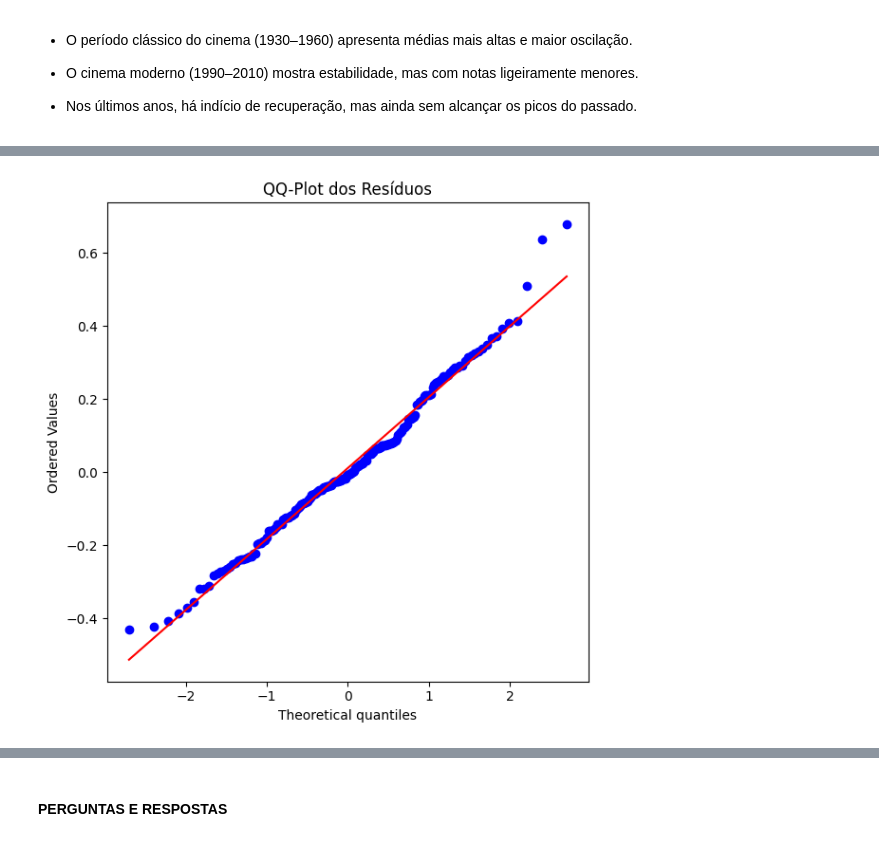
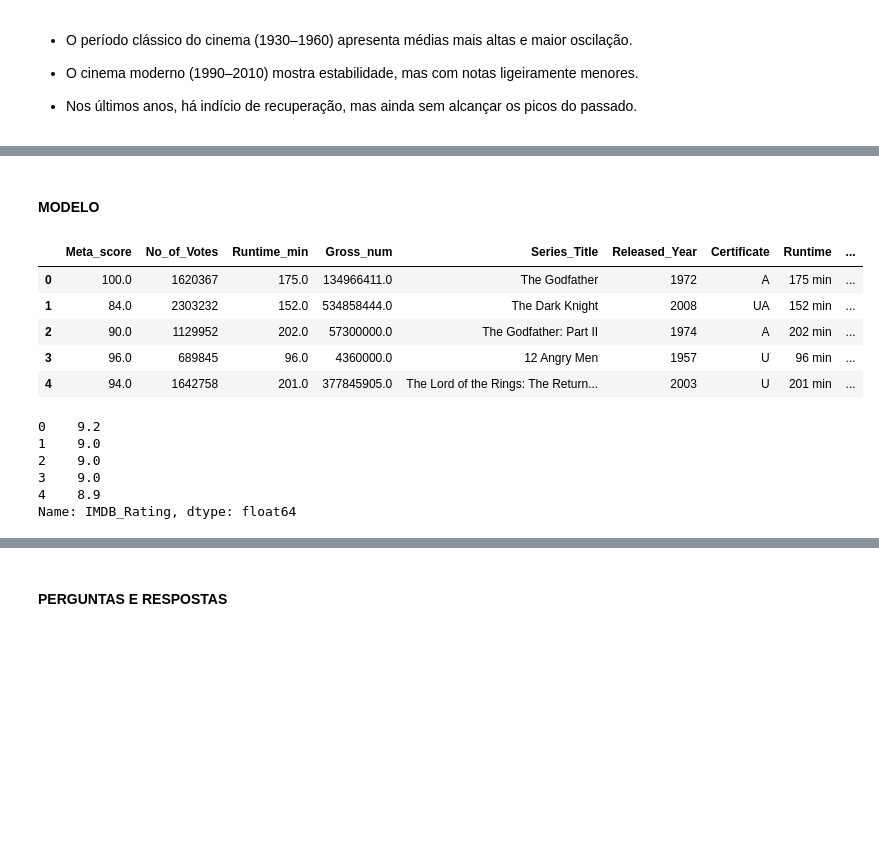
Before and after one commit to josieleferreira/LH_CD_JOSIELEFERREIRA, a Jupyter notebook: EDA.ipynb, the cells around one changed output, grey strips where cells are left out. Saved outputs shown, nothing was run; the diff lists cells and outputs as text; code cells hidden in the pictures; blank space fills up the shorter version.

```diff
--- a/EDA.ipynb
+++ b/EDA.ipynb
@@ -498,14 +294,0 @@ Name: Gross_num, dtype: float64
-# %%
-vars_to_plot = ["No_of_Votes", "IMDB_Rating", "Meta_score", "Runtime_min", "Released_Year"]
-plt.figure(figsize=(15,10))
-
-for i, col in enumerate(vars_to_plot, 1):
-    plt.subplot(2, 3, i)
-    sns.scatterplot(x=df[col], y=df["Gross_num"], alpha=0.6)
-    plt.title(f"Gross_num vs {col}")
-    plt.xlabel(col)
-    plt.ylabel("Gross_num")
-    plt.yscale("log")
-
-plt.tight_layout()
-plt.show()
@@ -611,24 +294,0 @@ Macro-F1: 0.300
-# %%
-
-df["Main_Genre"] = df["Genre"].astype(str).str.split(",").str[0].str.strip()
-top_genres = df["Main_Genre"].value_counts().head(6).index
-fig, axes = plt.subplots(2, 3, figsize=(18,10))
-axes = axes.flatten()
-stopwords = set(STOPWORDS)
-
-for i, genre in enumerate(top_genres):
-    text = " ".join(df[df["Main_Genre"] == genre]["Overview"].dropna().astype(str))
-
-    wc = WordCloud(
-        width=300, height=400,
-        background_color="white",
-        stopwords=stopwords,
-        colormap="viridis",
-        max_words=100
-    ).generate(text)
-
-    axes[i].imshow(wc, interpolation="bilinear")
-    axes[i].set_title(f"WordCloud - {genre}", fontsize=16)
-    axes[i].axis("off")
-plt.tight_layout()
-plt.show()
@@ -818,12 +295,2 @@ plt.show()
-# %%
-try:
-    import scipy.stats as stats
-    plt.figure(figsize=(6,6))
-    stats.probplot(residuals, dist="norm", plot=plt)
-    plt.title("QQ-Plot dos Resíduos")
-    plt.tight_layout()
-    plt.show()
-except Exception as e:
-    print("QQ-plot opcional requer scipy. Instale com: pip install scipy")
-# %% [output]
-[figure, removed]
+# %% [markdown]
+#### MODELO
@@ -829,0 +348,18 @@ except Exception as e:
+# %%
+X.head()
+# %% [output]
+|  | Meta_score | No_of_Votes | Runtime_min | Gross_num | Series_Title | Released_Year | Certificate | Runtime | ... |
+| 0 | 100.0 | 1620367 | 175.0 | 134966411.0 | The Godfather | 1972 | A | 175 min | ... |
+| 1 | 84.0 | 2303232 | 152.0 | 534858444.0 | The Dark Knight | 2008 | UA | 152 min | ... |
+| 2 | 90.0 | 1129952 | 202.0 | 57300000.0 | The Godfather: Part II | 1974 | A | 202 min | ... |
+| 3 | 96.0 | 689845 | 96.0 | 4360000.0 | 12 Angry Men | 1957 | U | 96 min | ... |
+| 4 | 94.0 | 1642758 | 201.0 | 377845905.0 | The Lord of the Rings: The Return... | 2003 | U | 201 min | ... |
+# %%
+y.head()
+# %% [output]
+0    9.2
+1    9.0
+2    9.0
+3    9.0
+4    8.9
+Name: IMDB_Rating, dtype: float64
```
Also changed, not shown: parts of 53 cells of this notebook, 7 other files.
